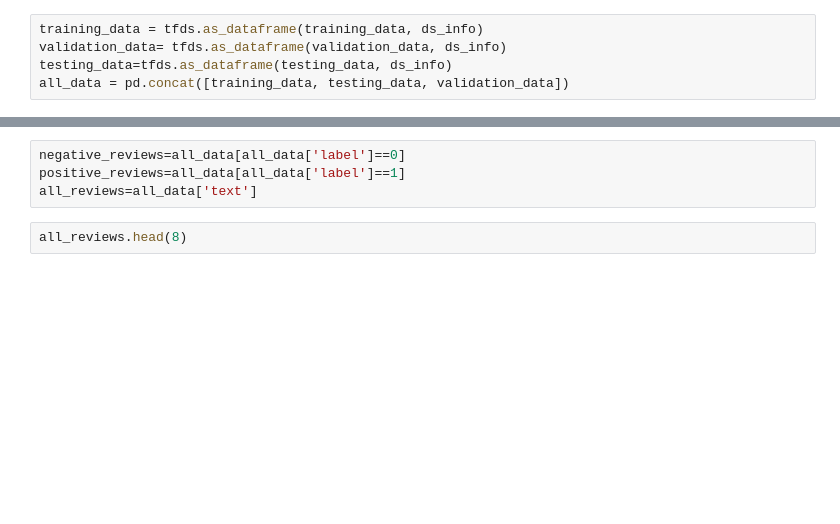
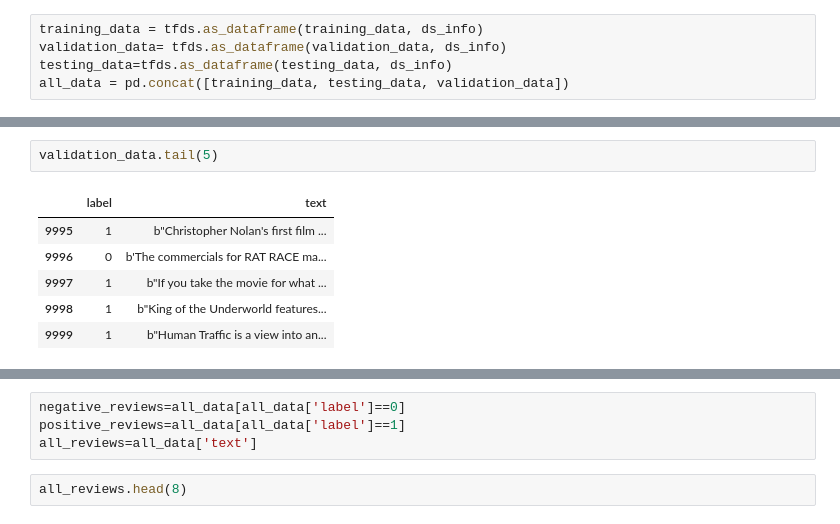
Before and after one commit to JehadOumer/IMDB-Reviews-Classifcation, a Jupyter notebook: Dataset_Exploration.ipynb, the cells around one changed output, grey strips where cells are left out. Saved outputs shown, nothing was run; the diff lists cells and outputs as text; blank space fills up the shorter version.

```diff
--- a/Dataset_Exploration.ipynb
+++ b/Dataset_Exploration.ipynb
@@ -31,0 +48,9 @@ Dataset length:  50000 points
+# %%
+validation_data.tail(5)
+# %% [output]
+|  | label | text |
+| 9995 | 1 | b"Christopher Nolan's first film ... |
+| 9996 | 0 | b'The commercials for RAT RACE ma... |
+| 9997 | 1 | b"If you take the movie for what ... |
+| 9998 | 1 | b"King of the Underworld features... |
+| 9999 | 1 | b"Human Traffic is a view into an... |
```
Also changed, not shown: parts of 11 cells of this notebook.
